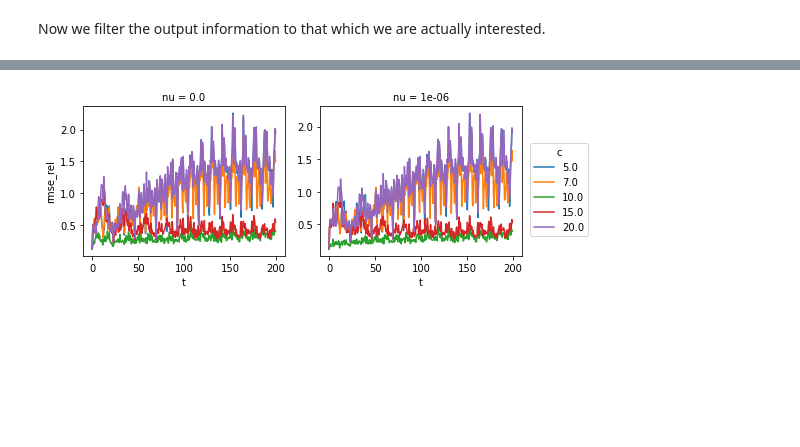
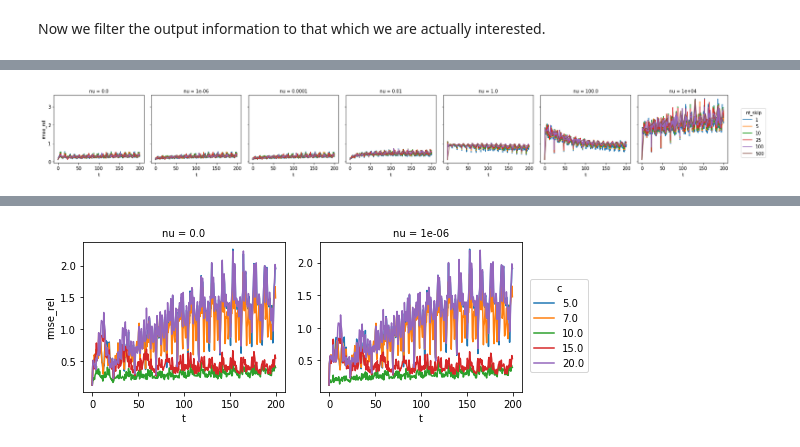
Before and after one commit to connor-duffin/sswfe, a Jupyter notebook: docs/swe-filter-1d-bump-misspecified-comparison.ipynb, the cells around one changed output, grey strips where cells are left out. Drawn from its saved outputs; the diff is of its cells as text; code cells hidden in the pictures; blank space fills up the shorter version.

Commit message:
Notebooks and settings for paper plots

```diff
--- a/docs/swe-filter-1d-bump-misspecified-comparison.ipynb
+++ b/docs/swe-filter-1d-bump-misspecified-comparison.ipynb
@@ -65,7 +66,7 @@ def errors_from_output_file(output_file, prior=False):
 from glob import glob
 
 output_files = glob(
-    "../outputs/swe-bump/*-posterior-c-*-nt_skip-25-*.h5")
+    "../outputs/swe-bump/*-posterior-c-*-nt_skip-*.h5")
 
 errors_ds = []
 for output_file in output_files:
@@ -115,0 +121,6 @@ errors_nonlinear = errors_nonlinear.isel(c=[0, 1, 2, 5, 6])
+# %%
+errors_nonlinear.rmse_rel.isel(c=2).interpolate_na(dim="t").plot(
+    hue="nt_skip", col="nu", sharey=True)
+plt.show()
+# %% [output]
+[figure, added]
```
Also changed, not shown: parts of 21 cells of this notebook, 4 other files.
